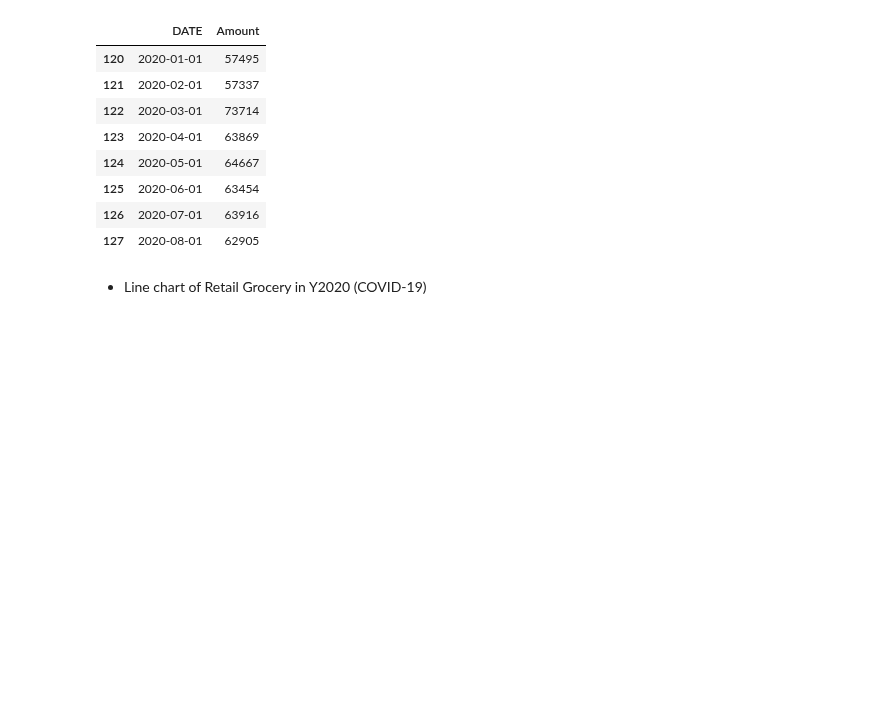
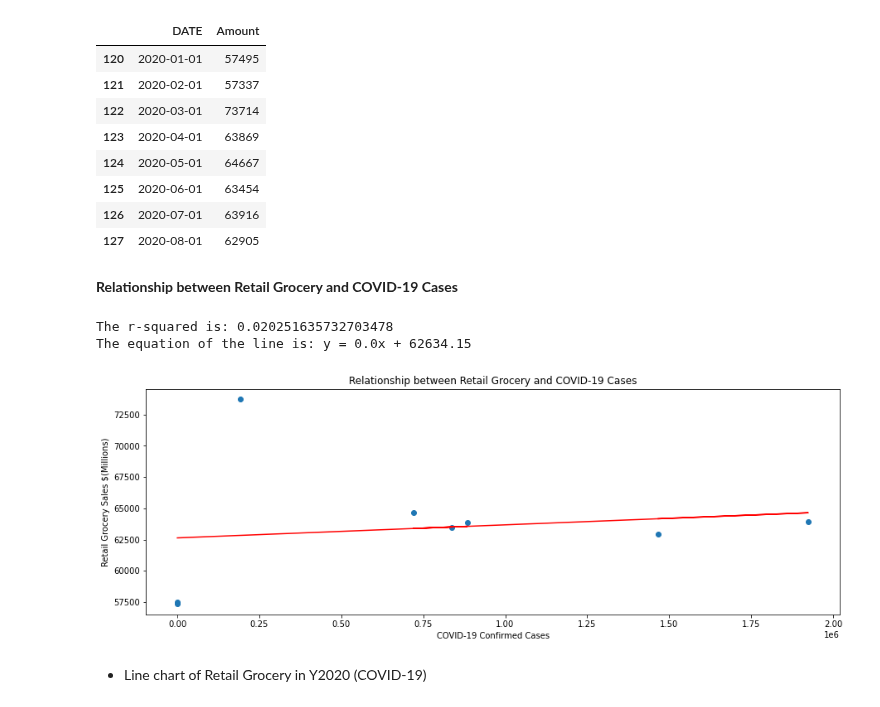
Before and after one commit to LenSin3/Conservatory-cvd19-retail, a Jupyter notebook: covid-retail.ipynb, the cells around one changed output. Saved outputs shown, nothing was run; the diff lists cells and outputs as text; code cells hidden in the pictures; blank space fills up the shorter version.

```diff
--- a/covid-retail.ipynb
+++ b/covid-retail.ipynb
@@ -737,6 +785,30 @@ retail_grocery_y20
 | 125 | 2020-06-01 | 63454 |
 | 126 | 2020-07-01 | 63916 |
 | 127 | 2020-08-01 | 62905 |
+# %% [markdown]
+**Relationship between Retail Grocery and COVID-19 Cases**
+# %%
+x = state
+y = retail_grocery_y20['Amount']
+
+
+
+(slope, intercept, rvalue, pvalue, stderr) = linregress(x, y)
+regress_values = x * slope + intercept
+line_eq = "y = " + str(round(slope,2)) + "x + " + str(round(intercept,2))
+plt.scatter(x, y)
+plt.plot(x,regress_values,"r-")
+
+plt.xlabel('COVID-19 Confirmed Cases')
+plt.ylabel('Retail Grocery Sales $(Millions)')
+plt.title('Relationship between Retail Grocery and COVID-19 Cases')
+print(f"The r-squared is: {rvalue**2}")
+print(f"The equation of the line is: {line_eq}")
+plt.show()
+# %% [output]
+The r-squared is: 0.020251635732703478
+The equation of the line is: y = 0.0x + 62634.15
+[figure, added]
 # %% [markdown]
 - Line chart of Retail Grocery in Y2020 (COVID-19)
 # %%
```
Also changed, not shown: parts of 7 cells of this notebook.
